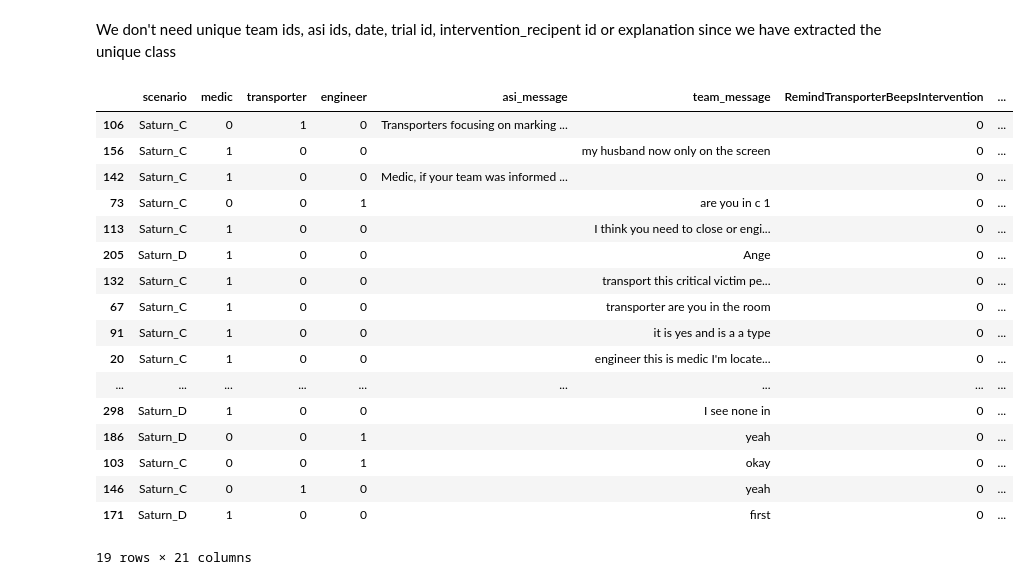
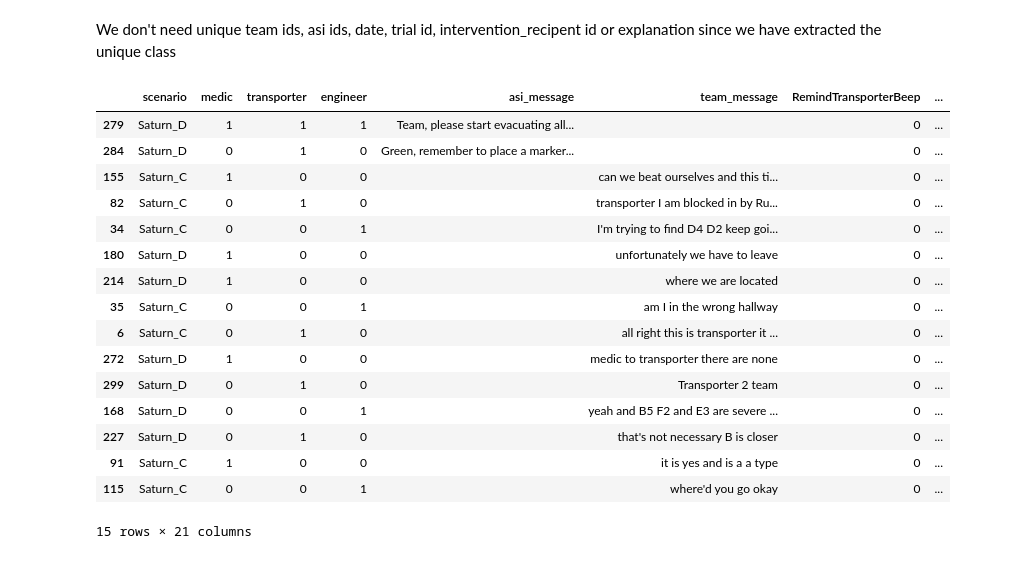
Before and after one commit to ashworks1706/CHART-ASIST-LAB, a Jupyter notebook: Study3_Analysis/main.ipynb, the cells around one changed output. Drawn from its saved outputs; the diff is of its cells as text; code cells hidden in the pictures.

```diff
--- a/Study3_Analysis/main.ipynb
+++ b/Study3_Analysis/main.ipynb
@@ -144,7 +150,7 @@ Adding a intervention_class column from explanation string
 df['intervention_class'] = df['explanation'].str.extract(
     r"'intervention_class'\s*:\s*'([^']*)'"
 )
-df["intervention_class"] = df["intervention_class"].replace("Intervention", "")
+
 # Create binary columns for each unique intervention class
 intervention_classes = df['intervention_class'].dropna().unique()
 for cls in intervention_classes:
@@ -152,32 +158,34 @@ for cls in intervention_classes:
 
 # Cleanup intermediate column
 df = df.drop(columns=['intervention_class'])
+
+# Clean column names by removing 'Intervention' suffix
+df = df.rename(columns=lambda col: col[:-13] if col.endswith('Intervention') else col)
 # %% [markdown]
 We don't need unique team ids, asi ids, date, trial id, intervention_recipent id or explanation since we have extracted the unique class
 # %%
 
 df = df.drop(columns=["team","asi","date","timestamp","explanation","intervention_recipent","intervention_message","speech_message","trial"], axis=1)
 # %%
-df.sample(19)
+df.sample(15)
 # %% [output]
-|  | scenario | medic | transporter | engineer | asi_message | team_message | RemindTransporterBeepsIntervention | ... |
-| 106 | Saturn_C | 0 | 1 | 0 | Transporters focusing on marking ... |  | 0 | ... |
-| 156 | Saturn_C | 1 | 0 | 0 |  | my husband now only on the screen | 0 | ... |
-| 142 | Saturn_C | 1 | 0 | 0 | Medic, if your team was informed ... |  | 0 | ... |
-| 73 | Saturn_C | 0 | 0 | 1 |  | are you in c 1 | 0 | ... |
-| 113 | Saturn_C | 1 | 0 | 0 |  | I think you need to close or engi... | 0 | ... |
-| 205 | Saturn_D | 1 | 0 | 0 |  | Ange | 0 | ... |
-| 132 | Saturn_C | 1 | 0 | 0 |  | transport this critical victim pe... | 0 | ... |
-| 67 | Saturn_C | 1 | 0 | 0 |  | transporter are you in the room | 0 | ... |
+|  | scenario | medic | transporter | engineer | asi_message | team_message | RemindTransporterBeep | ... |
+| 279 | Saturn_D | 1 | 1 | 1 | Team, please start evacuating all... |  | 0 | ... |
+| 284 | Saturn_D | 0 | 1 | 0 | Green, remember to place a marker... |  | 0 | ... |
+| 155 | Saturn_C | 1 | 0 | 0 |  | can we beat ourselves and this ti... | 0 | ... |
+| 82 | Saturn_C | 0 | 1 | 0 |  | transporter I am blocked in by Ru... | 0 | ... |
+| 34 | Saturn_C | 0 | 0 | 1 |  | I'm trying to find D4 D2 keep goi... | 0 | ... |
+| 180 | Saturn_D | 1 | 0 | 0 |  | unfortunately we have to leave | 0 | ... |
+| 214 | Saturn_D | 1 | 0 | 0 |  | where we are located | 0 | ... |
+| 35 | Saturn_C | 0 | 0 | 1 |  | am I in the wrong hallway | 0 | ... |
+| 6 | Saturn_C | 0 | 1 | 0 |  | all right this is transporter it ... | 0 | ... |
+| 272 | Saturn_D | 1 | 0 | 0 |  | medic to transporter there are none | 0 | ... |
+| 299 | Saturn_D | 0 | 1 | 0 |  | Transporter 2 team | 0 | ... |
+| 168 | Saturn_D | 0 | 0 | 1 |  | yeah and B5 F2 and E3 are severe ... | 0 | ... |
+| 227 | Saturn_D | 0 | 1 | 0 |  | that's not necessary B is closer | 0 | ... |
 | 91 | Saturn_C | 1 | 0 | 0 |  | it is yes and is a a type | 0 | ... |
-| 20 | Saturn_C | 1 | 0 | 0 |  | engineer this is medic I'm locate... | 0 | ... |
-| ... | ... | ... | ... | ... | ... | ... | ... | ... |
-| 298 | Saturn_D | 1 | 0 | 0 |  | I see none in | 0 | ... |
-| 186 | Saturn_D | 0 | 0 | 1 |  | yeah | 0 | ... |
-| 103 | Saturn_C | 0 | 0 | 1 |  | okay | 0 | ... |
-| 146 | Saturn_C | 0 | 1 | 0 |  | yeah | 0 | ... |
-| 171 | Saturn_D | 1 | 0 | 0 |  | first | 0 | ... |
+| 115 | Saturn_C | 0 | 0 | 1 |  | where'd you go okay | 0 | ... |
-19 rows × 21 columns
+15 rows × 21 columns
 # %%
 df.info()
 # %% [output]
```
Also changed, not shown: parts of 4 cells of this notebook.
